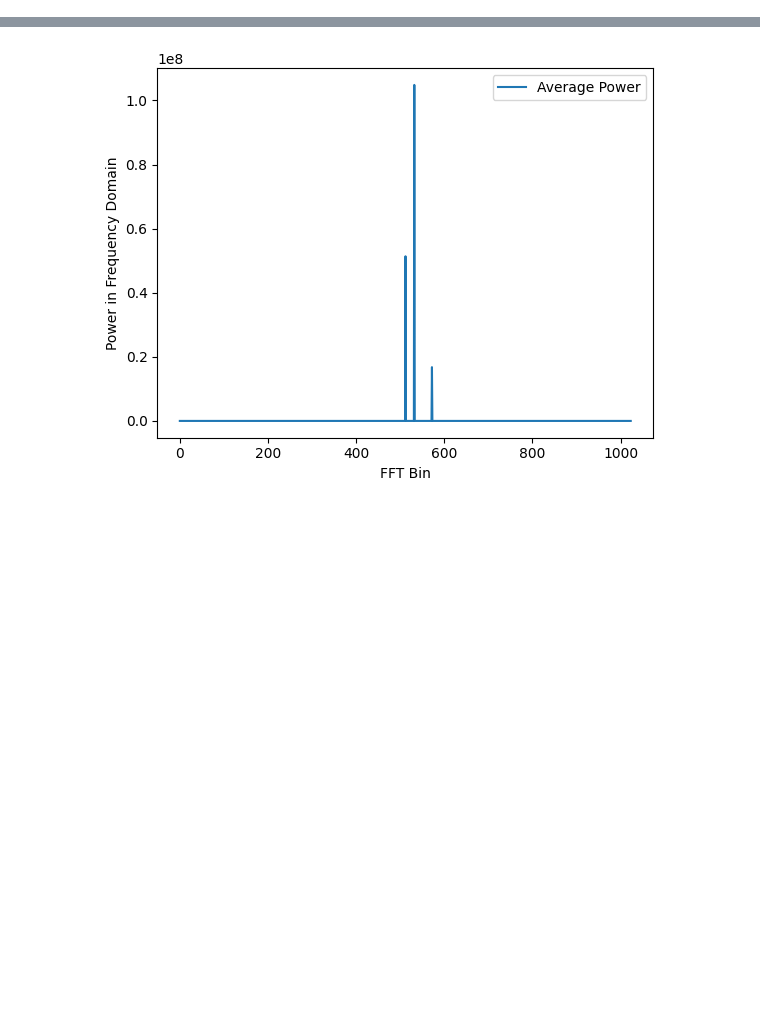
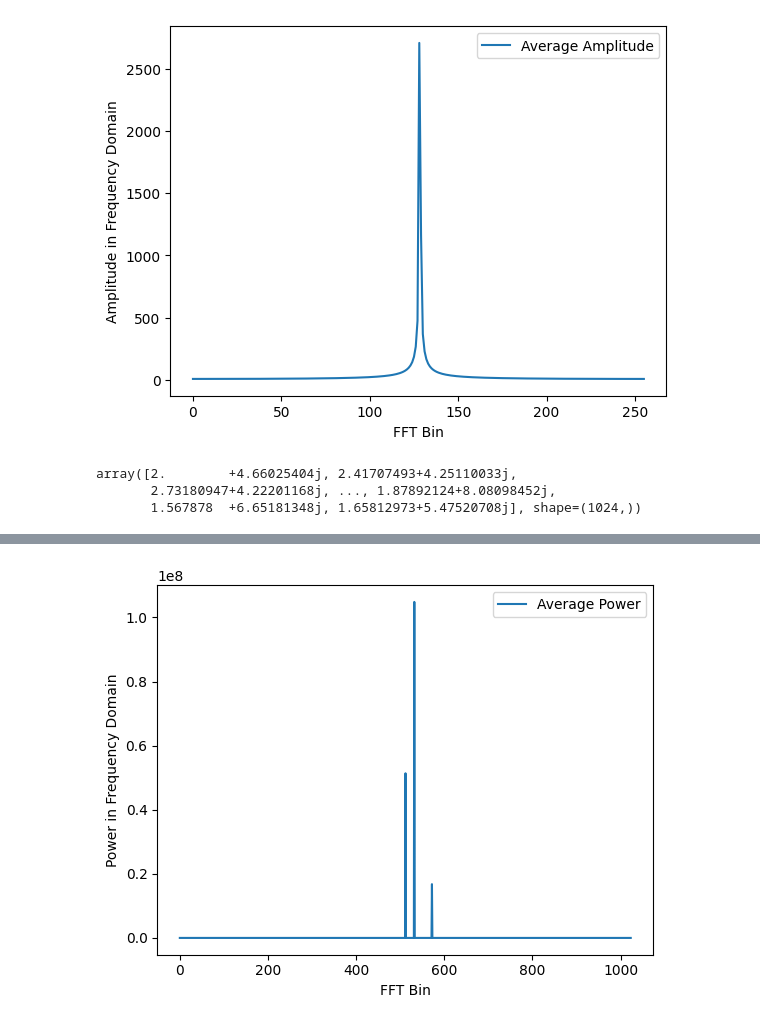
Before and after one commit to bnusser/communication-systems, a Jupyter notebook: 2.1-3-fourier-series.ipynb, the cells around one changed output, grey strips where cells are left out. Saved outputs shown, nothing was run; the diff lists cells and outputs as text; code cells hidden in the pictures; blank space fills up the shorter version.

```diff
--- a/2.1-3-fourier-series.ipynb
+++ b/2.1-3-fourier-series.ipynb
@@ -4,0 +42,7 @@ from functions import get_phasor, get_fft_data, plot_average_fft, animate_phasor
+# %%
+fs = 256  # Sampling frequency for DT version
+x_ct_fft = get_fft_data(x_ct_vals, fs)
+x_ct_fft_amp = np.abs(x_ct_fft)
+plot_average_fft(np.fft.fftshift(x_ct_fft_amp), 'Amplitude')
+# %% [output]
+[figure, added]
@@ -4,0 +88,6 @@ from functions import get_phasor, get_fft_data, plot_average_fft, animate_phasor
+# %%
+x_dt_bin_centered
+# %% [output]
+array([2.        +4.66025404j, 2.41707493+4.25110033j,
+       2.73180947+4.22201168j, ..., 1.87892124+8.08098452j,
+       1.567878  +6.65181348j, 1.65812973+5.47520708j], shape=(1024,))
```
Also changed, not shown: parts of 8 cells of this notebook, 4 other files.
